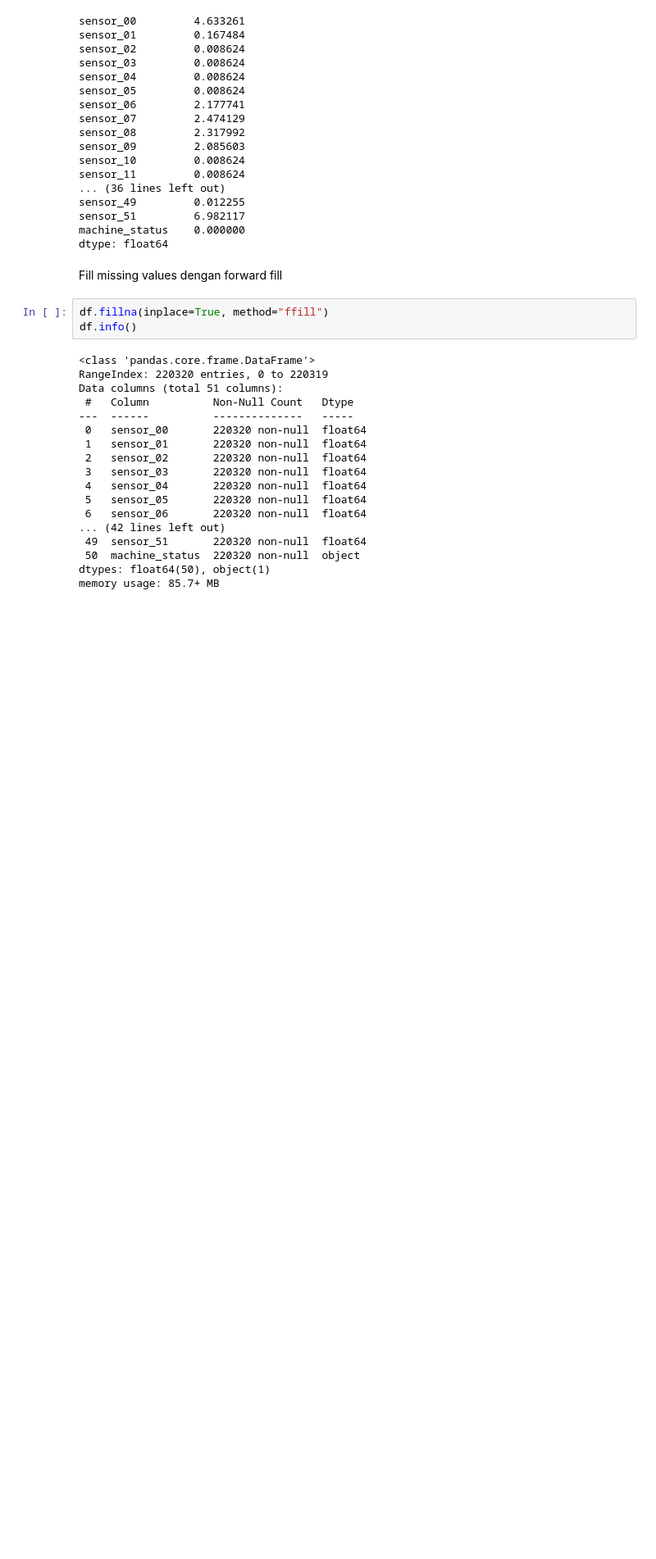
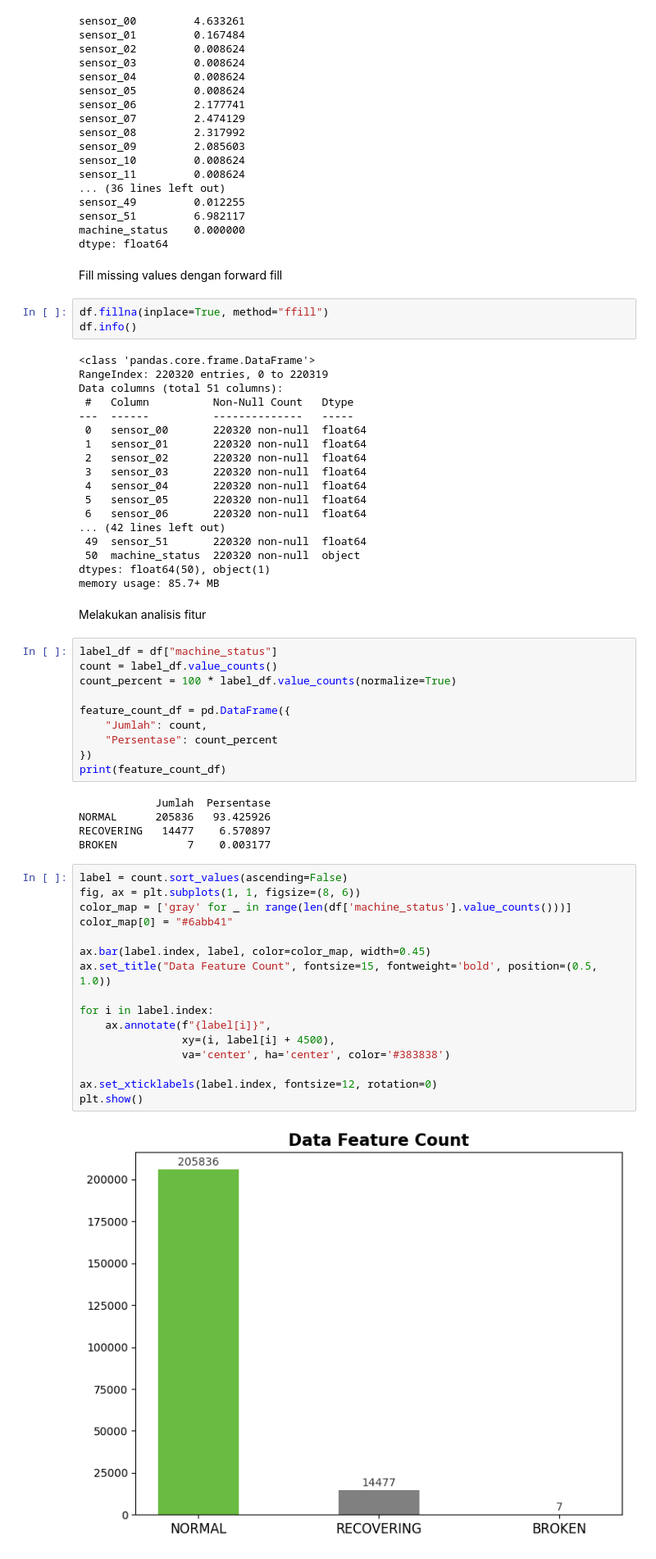
Before and after one commit to rubyw177/sensor-status-classification, a Jupyter notebook: sensor_status_classification.ipynb, the cells around one changed output. Shown at 82% size. Cells and saved outputs as stored; diff of their text form; blank space fills up the shorter version.

```diff
--- a/sensor_status_classification.ipynb
+++ b/sensor_status_classification.ipynb
@@ -165,3 +165,38 @@ Data columns (total 51 columns):
  50  machine_status  220320 non-null  object
 dtypes: float64(50), object(1)
 memory usage: 85.7+ MB
+# %% [markdown]
+Melakukan analisis fitur
+# %%
+label_df = df["machine_status"]
+count = label_df.value_counts()
+count_percent = 100 * label_df.value_counts(normalize=True)
+
+feature_count_df = pd.DataFrame({
+    "Jumlah": count,
+    "Persentase": count_percent
+})
+print(feature_count_df)
+# %% [output]
+            Jumlah  Persentase
+NORMAL      205836   93.425926
+RECOVERING   14477    6.570897
+BROKEN           7    0.003177
+# %%
+label = count.sort_values(ascending=False)
+fig, ax = plt.subplots(1, 1, figsize=(8, 6))
+color_map = ['gray' for _ in range(len(df['machine_status'].value_counts()))]
+color_map[0] = "#6abb41"
+
+ax.bar(label.index, label, color=color_map, width=0.45)
+ax.set_title("Data Feature Count", fontsize=15, fontweight='bold', position=(0.5, 1.0))
+
+for i in label.index:
+    ax.annotate(f"{label[i]}",
+                xy=(i, label[i] + 4500),
+                va='center', ha='center', color='#383838')
+
+ax.set_xticklabels(label.index, fontsize=12, rotation=0)
+plt.show()
+# %% [output]
+[figure, added]
```
Also changed, not shown: parts of 21 cells of this notebook.
